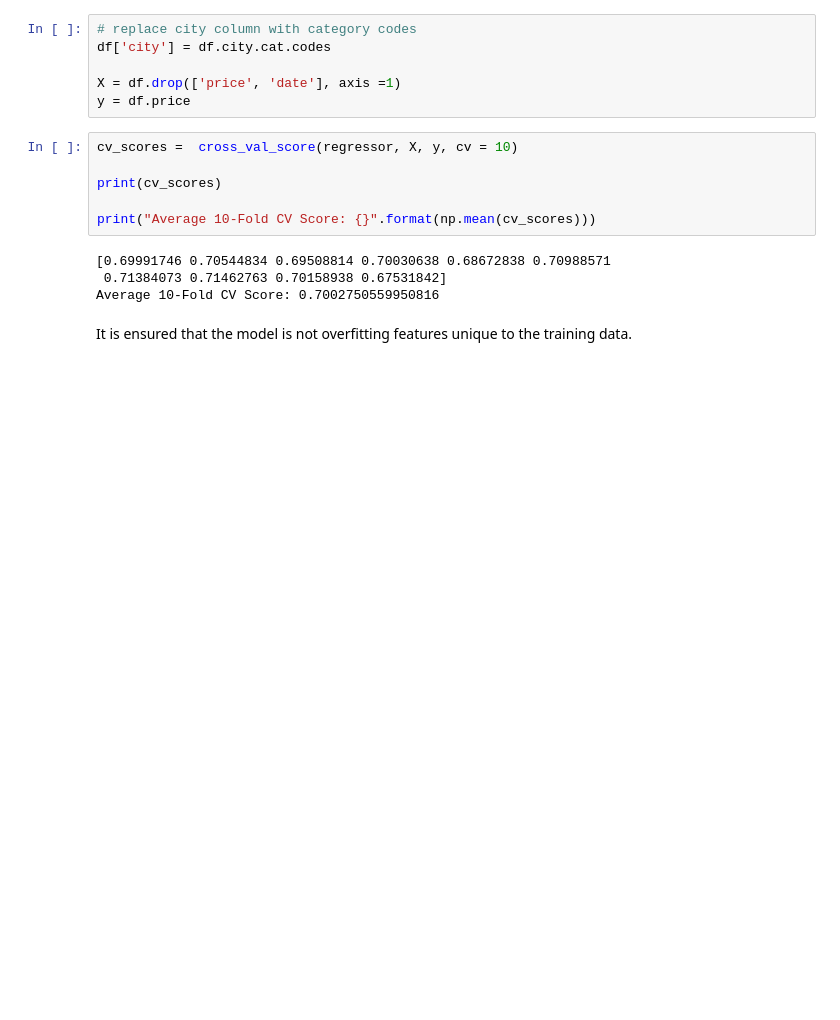
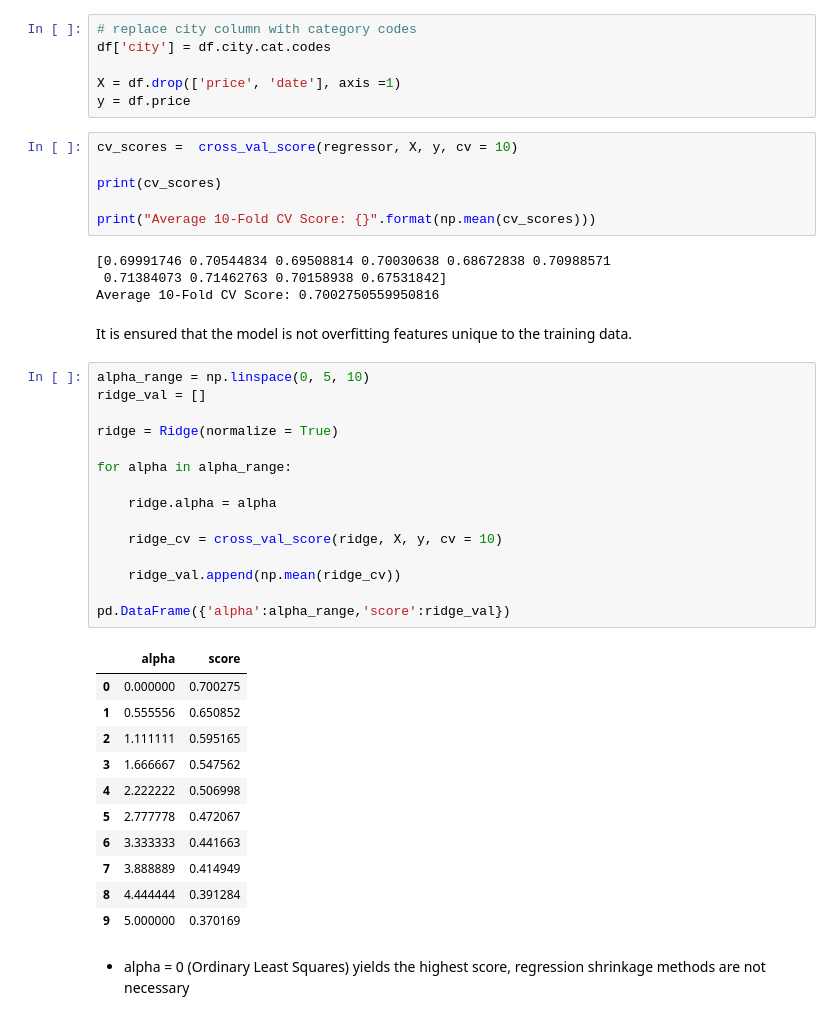
Before and after one commit to larnylopez/STAT-131-Project, a Jupyter notebook: final-checkpoint.ipynb, the cells around one changed output. Cells and saved outputs as stored; diff of their text form; blank space fills up the shorter version.

Commit message:
ridge and titles

```diff
--- a/final-checkpoint.ipynb
+++ b/final-checkpoint.ipynb
@@ -486,3 +495,32 @@ print("Average 10-Fold CV Score: {}".format(np.mean(cv_scores)))
 Average 10-Fold CV Score: 0.7002750559950816
 # %% [markdown]
 It is ensured that the model is not overfitting features unique to the training data.
+# %%
+alpha_range = np.linspace(0, 5, 10)
+ridge_val = []
+
+ridge = Ridge(normalize = True)
+
+for alpha in alpha_range:
+
+    ridge.alpha = alpha
+
+    ridge_cv = cross_val_score(ridge, X, y, cv = 10)
+
+    ridge_val.append(np.mean(ridge_cv))
+
+pd.DataFrame({'alpha':alpha_range,'score':ridge_val})
+# %% [output]
+|  | alpha | score |
+| 0 | 0.000000 | 0.700275 |
+| 1 | 0.555556 | 0.650852 |
+| 2 | 1.111111 | 0.595165 |
+| 3 | 1.666667 | 0.547562 |
+| 4 | 2.222222 | 0.506998 |
+| 5 | 2.777778 | 0.472067 |
+| 6 | 3.333333 | 0.441663 |
+| 7 | 3.888889 | 0.414949 |
+| 8 | 4.444444 | 0.391284 |
+| 9 | 5.000000 | 0.370169 |
+# %% [markdown]
+- alpha = 0 (Ordinary Least Squares) yields the highest score, regression shrinkage methods are not necessary
```
Also changed, not shown: parts of 12 cells of this notebook.
